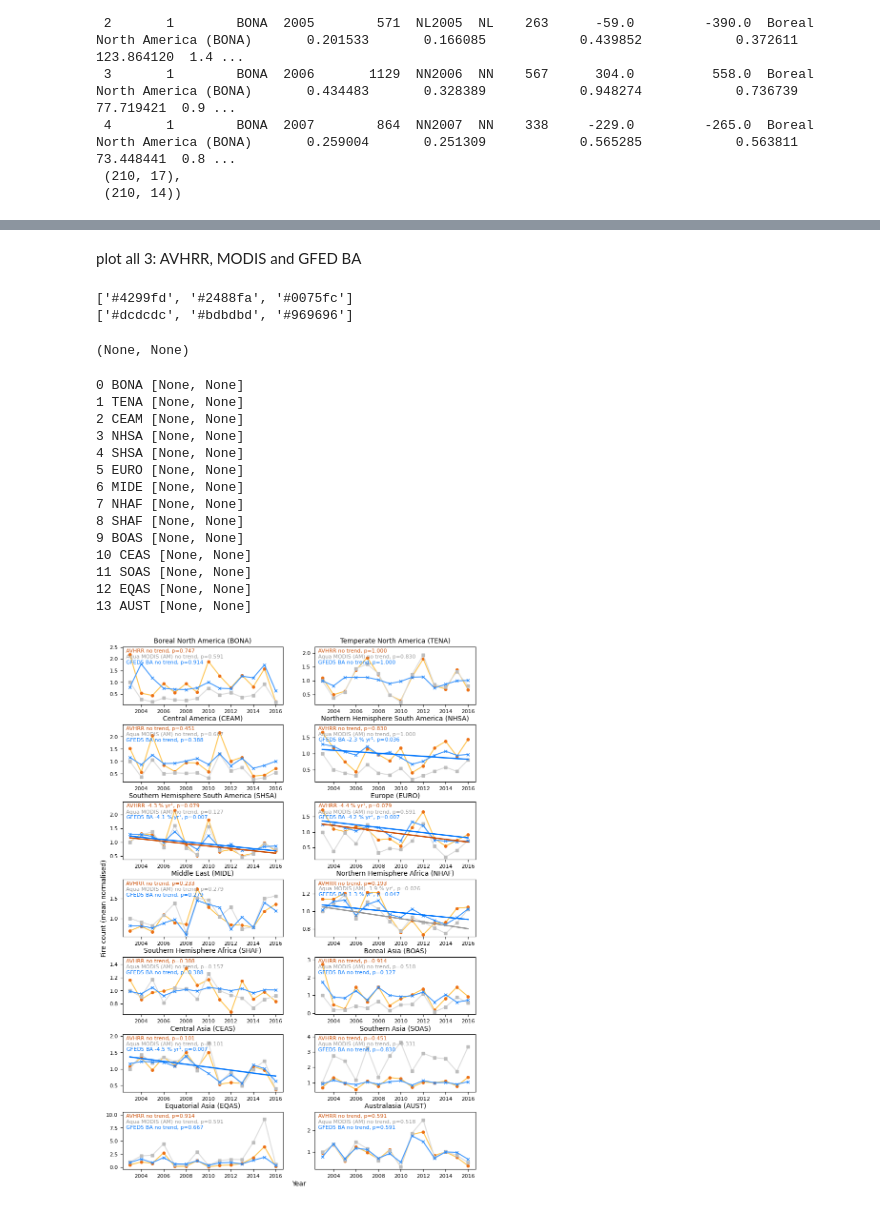
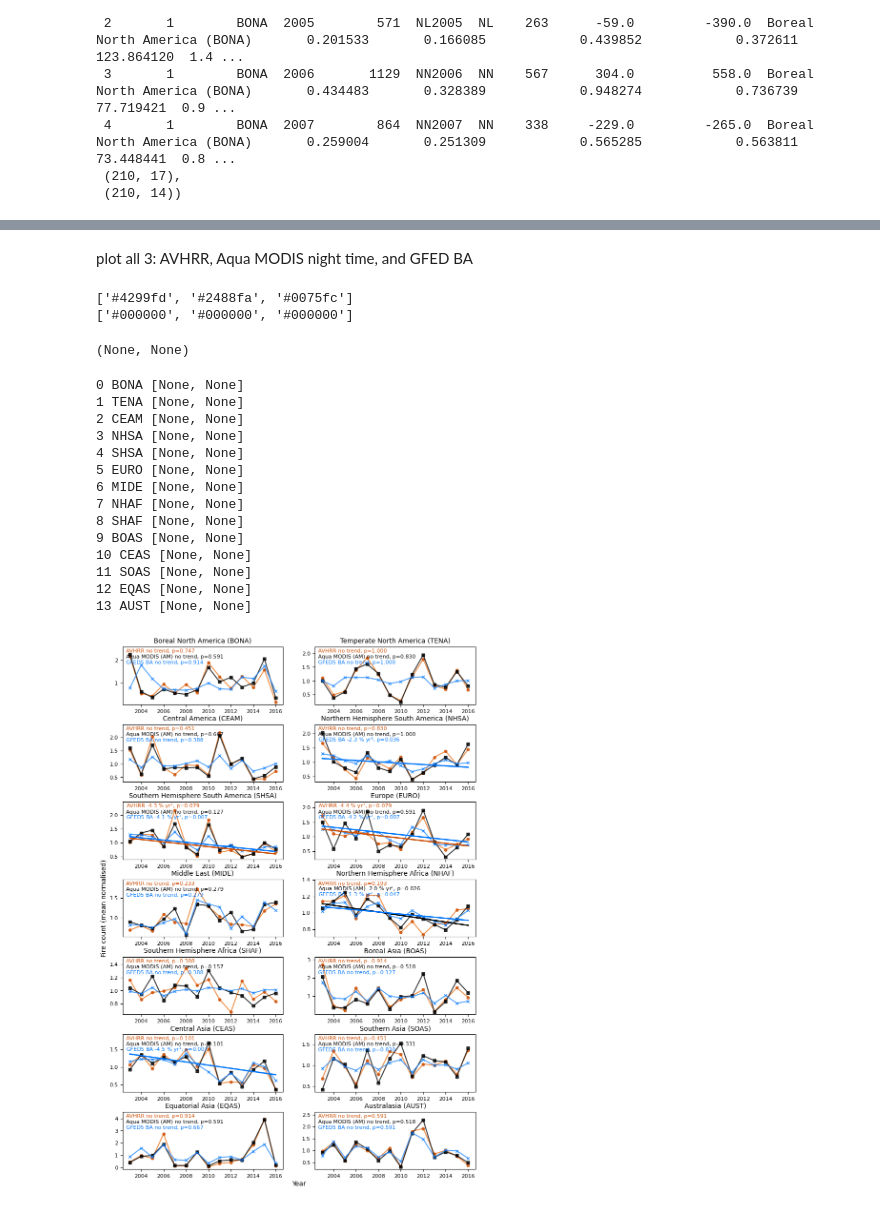
Before and after one commit to mdj4/avhrr-fire, a Jupyter notebook: src/06_intercomparison/03_intercomparison_vs_other_data.ipynb, the cells around one changed output, grey strips where cells are left out. Cells and saved outputs as stored; diff of their text form; code cells hidden in the pictures.

```diff
--- a/src/06_intercomparison/03_intercomparison_vs_other_data.ipynb
+++ b/src/06_intercomparison/03_intercomparison_vs_other_data.ipynb
@@ -706,8 +706,8 @@ def ts_plotter(df, xstr, y1str, y2str, series1_str, series2_str, region_dict, yl
 # %%
 # colour palettes for plotting
 av_color_list = ['#fec44f','#ec7014','#cc4c02'] #oranges  #fe9929
-fw_color_list = ['#dcdcdc','#bdbdbd','#969696'] #greys
-ba_color_list = ["#4299fd","#2488fa","#0075fc"] #greys
+fw_color_list = ['#000000','#000000',"#000000"] #black
+ba_color_list = ["#4299fd","#2488fa","#0075fc"] #blues
 #params for figure set up
 mm = 1/25.4
 # %% [markdown]
@@ -1111,3 +1111,13 @@ print(df_final_ba_totals)
 209      14  489.824158  2016
 
 [210 rows x 3 columns]
+# %%
+## calculate global totals and
+ba_global = df_final_ba_totals.groupby(['year'])[['total_ba']].sum().reset_index().sort_values('year', ascending=True)
+ba_global['region'] = 99
+#ba_global['region_name'] = 'global'
+
+# add global to the main df
+df_final_ba_totals = pd.concat([df_final_ba_totals, ba_global])
+
+ba_global
@@ -1173,7 +1198,7 @@ fig, axes, stats_tbl = ts_plotter(df=am,
 fig.tight_layout()
 
 #figs
-fig.savefig(str(dir_out_figures / 's13_timeseries_AVHRR_vs_GFED5_mean_normalised.png'), dpi=1000)
+fig.savefig(str(dir_out_figures / 's13_timeseries_AVHRR_vs_GFED5_mean_normalised.png'), dpi=500)
 #fig.savefig(str(dir_out_figures / 's4_timeseries_gfed_vpd_flip.pdf'))
 
 #statstable
@@ -1183,7 +1208,7 @@ fig.savefig(str(dir_out_figures / 's13_timeseries_AVHRR_vs_GFED5_mean_normalised
 
 fig, axes, stats_tbl = ts_plotter(df=am,
                                 xstr='year',
-                                y1str='n_count_modis',
+                                y1str='n_count_modis_mean',
                                 y2str='n_ba_mean',
                                 series1_str = 'Aqua MODIS (AM)',
                                 series2_str = 'GFED5 BA',
@@ -1196,7 +1221,7 @@ fig, axes, stats_tbl = ts_plotter(df=am,
 fig.tight_layout()
 
 #figs
-fig.savefig(str(dir_out_figures / 's13_timeseries_Aqua_MODIS_AM_vs_GFED5_mean_normalised.png'), dpi=1000)
+fig.savefig(str(dir_out_figures / 's13_timeseries_Aqua_MODIS_AM_vs_GFED5_mean_normalised.png'), dpi=500)
 #fig.savefig(str(dir_out_figures / 's4_timeseries_gfed_vpd_flip.pdf'))
 
 #statstable
@@ -1236,5 +1261,5 @@ fig.savefig(str(dir_out_figures / 's13_timeseries_Aqua_MODIS_AM_vs_GFED5_mean_no
 # %% [markdown]
-plot all 3: AVHRR, MODIS and GFED BA
+plot all 3: AVHRR, Aqua MODIS night time, and GFED BA
 # %%
 def ts_plotter_3series(df, xstr, y1str, y2str, y3str, series1_str, series2_str, series3_str, region_dict, ylab, xlab, av_color_list, fw_color_list, ba_color_list,
                    nrow, ncol, dim = None, ax2rm = None, xlabpad=0, sharex=False):
@@ -1282,14 +1307,14 @@ def ts_plotter_3series(df, xstr, y1str, y2str, y3str, series1_str, series2_str,
 
         ### points & markers
         #AVHRR (oranges)
-        ax1.plot(x, y1, marker='', ms=4, linestyle='-', color=av_color_list[0], label=key, alpha=1, zorder=1)
-        ax1.plot(x, y1, marker='o', ms=4, linestyle='none', color=av_color_list[1], label=key, alpha=1, zorder=2) #3690c0
+        ax1.plot(x, y1, marker='', ms=4, linestyle='-', color=av_color_list[1], label=key, alpha=0.8, zorder=1)
+        ax1.plot(x, y1, marker='o', ms=4, linestyle='none', color=av_color_list[2], label=key, alpha=0.8, zorder=2) #3690c0
         #Other (greys)
-        ax1.plot(x, y2, marker='', ms=4, linestyle='-', color=fw_color_list[0], label=key, alpha=1, zorder=2)
-        ax1.plot(x, y2, marker='s', ms=4, linestyle='none', color=fw_color_list[1], label=key, alpha=1, zorder=2) #fe9929
+        ax1.plot(x, y2, marker='', ms=4, linestyle='-', color=fw_color_list[1], label=key, alpha=0.8, zorder=2)
+        ax1.plot(x, y2, marker='s', ms=4, linestyle='none', color=fw_color_list[2], label=key, alpha=0.8, zorder=2) #fe9929
         # 3rd series
-        ax1.plot(x, y3, marker='', ms=4, linestyle='-', color=ba_color_list[0], label=key, alpha=1, zorder=2)
-        ax1.plot(x, y3, marker='x', ms=4, linestyle='none', color=ba_color_list[1], label=key, alpha=1, zorder=2) #fe9929
+        ax1.plot(x, y3, marker='', ms=4, linestyle='-', color=ba_color_list[1], label=key, alpha=0.8, zorder=2)
+        ax1.plot(x, y3, marker='x', ms=4, linestyle='none', color=ba_color_list[2], label=key, alpha=0.8, zorder=2) #fe9929
 
         # first calc & store the 1986-2016 AVHRR stats
         tau2, p2, slope2, intercept2, lower2, upper2 = utils.kendall_theilsen(x, y1)
@@ -1386,45 +1411,45 @@ def ts_plotter_3series(df, xstr, y1str, y2str, y3str, series1_str, series2_str,
 
     return fig, axes, statstable
 # %%
-print(ba_color_list),print(fw_color_list)
+print(ba_color_list), print(fw_color_list)
 # %% [output]
 ['#4299fd', '#2488fa', '#0075fc']
-['#dcdcdc', '#bdbdbd', '#969696']
+['#000000', '#000000', '#000000']
 (None, None)
 # %%
 fig, axes, stats_tbl = ts_plotter_3series(df=am,
                                 xstr='year',
                                 y1str='n_count_avhrr_mean',
-                                y2str='n_count_modis',
+                                y2str='n_count_modis_mean',
                                 y3str='n_ba_mean',
                                 series1_str ='AVHRR',
                                 series2_str = 'Aqua MODIS (AM)',
                                 series3_str = 'GFED5 BA',
                                 region_dict=region_dict,
                                 ylab="Fire count (mean normalised)",
                                 xlab="Year",
                                 av_color_list=av_color_list,
                                 fw_color_list=fw_color_list,
                                 ba_color_list=ba_color_list,
                                 nrow=7, ncol=2,
                                 dim = (210*mm,297*mm))
 fig.tight_layout()
 
 #figs
-fig.savefig(str(dir_out_figures / 's14_timeseries_3plots_AVHRR_vs_Aqua_MODIS_AM_vs_GFED5_mean_normalised.png'), dpi=1000)
+fig.savefig(str(dir_out_figures / 's14_timeseries_3plots_AVHRR_vs_Aqua_MODIS_AM_vs_GFED5_mean_normalised.png'), dpi=500)
 # %% [output]
 0 BONA [None, None]
 1 TENA [None, None]
 2 CEAM [None, None]
 3 NHSA [None, None]
 4 SHSA [None, None]
 5 EURO [None, None]
 6 MIDE [None, None]
 7 NHAF [None, None]
 8 SHAF [None, None]
 9 BOAS [None, None]
 10 CEAS [None, None]
 11 SOAS [None, None]
 12 EQAS [None, None]
 13 AUST [None, None]
-[figure, old version]
+[figure, new version]
```
Also changed, not shown: parts of 11 cells of this notebook.
